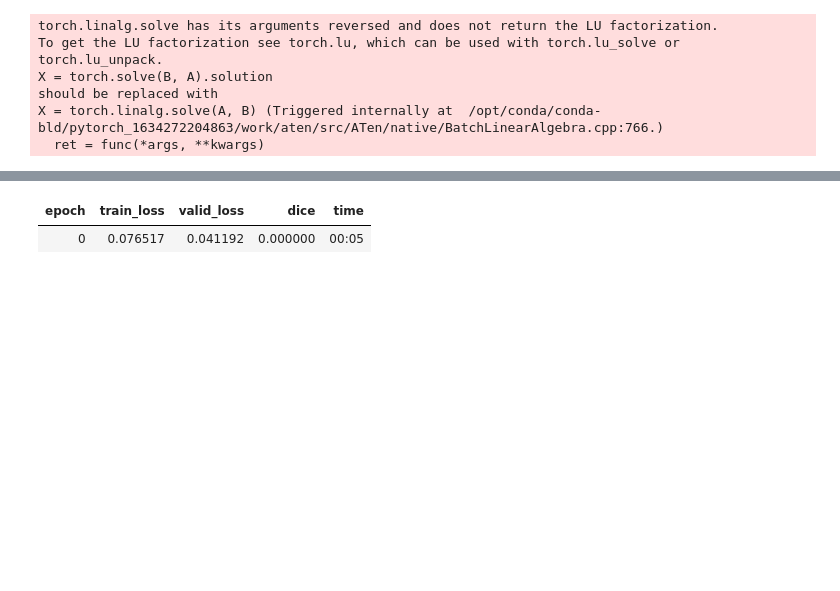
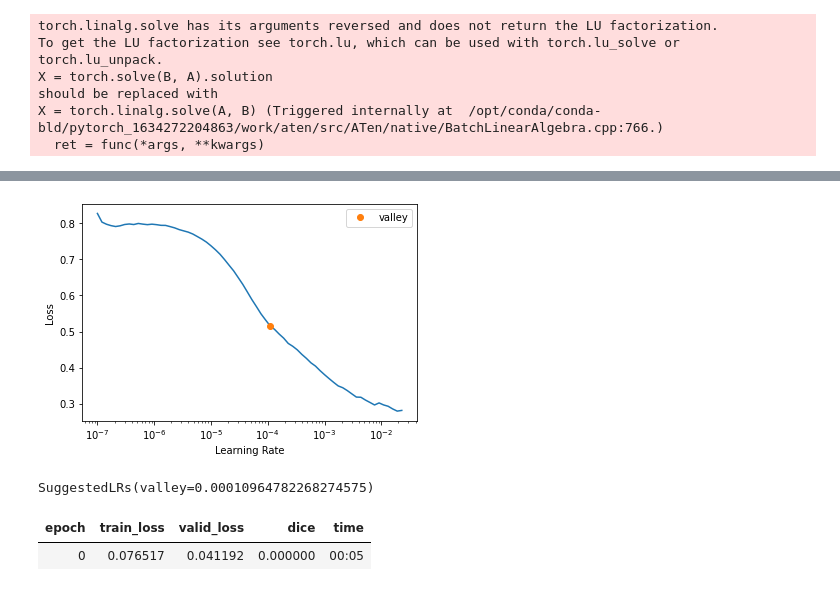
Before and after one commit to SkyTruth/cerulean-ml, a Jupyter notebook: notebooks/fastai2_training.ipynb, the cells around one changed output, grey strips where cells are left out. Saved outputs shown, nothing was run; the diff lists cells and outputs as text; code cells hidden in the pictures; blank space fills up the shorter version.

```diff
--- a/notebooks/fastai2_training.ipynb
+++ b/notebooks/fastai2_training.ipynb
@@ -101,0 +119,3 @@ SuggestedLRs(valley=0.00015848931798245758)
+# %%
+lr = learn.lr_find()
+# %% [output]
@@ -102,3 +123,8 @@ SuggestedLRs(valley=0.00015848931798245758)
+[figure, added]
+# %%
+lr
+# %% [output]
+SuggestedLRs(valley=0.00010964782268274575)
 # %%
 learn.fine_tune(5, 2e-4)#, cbs=SaveModelCallback(monitor='dice'))
 # %% [output]
```
Also changed, not shown: parts of 5 cells of this notebook, 2 other files.
